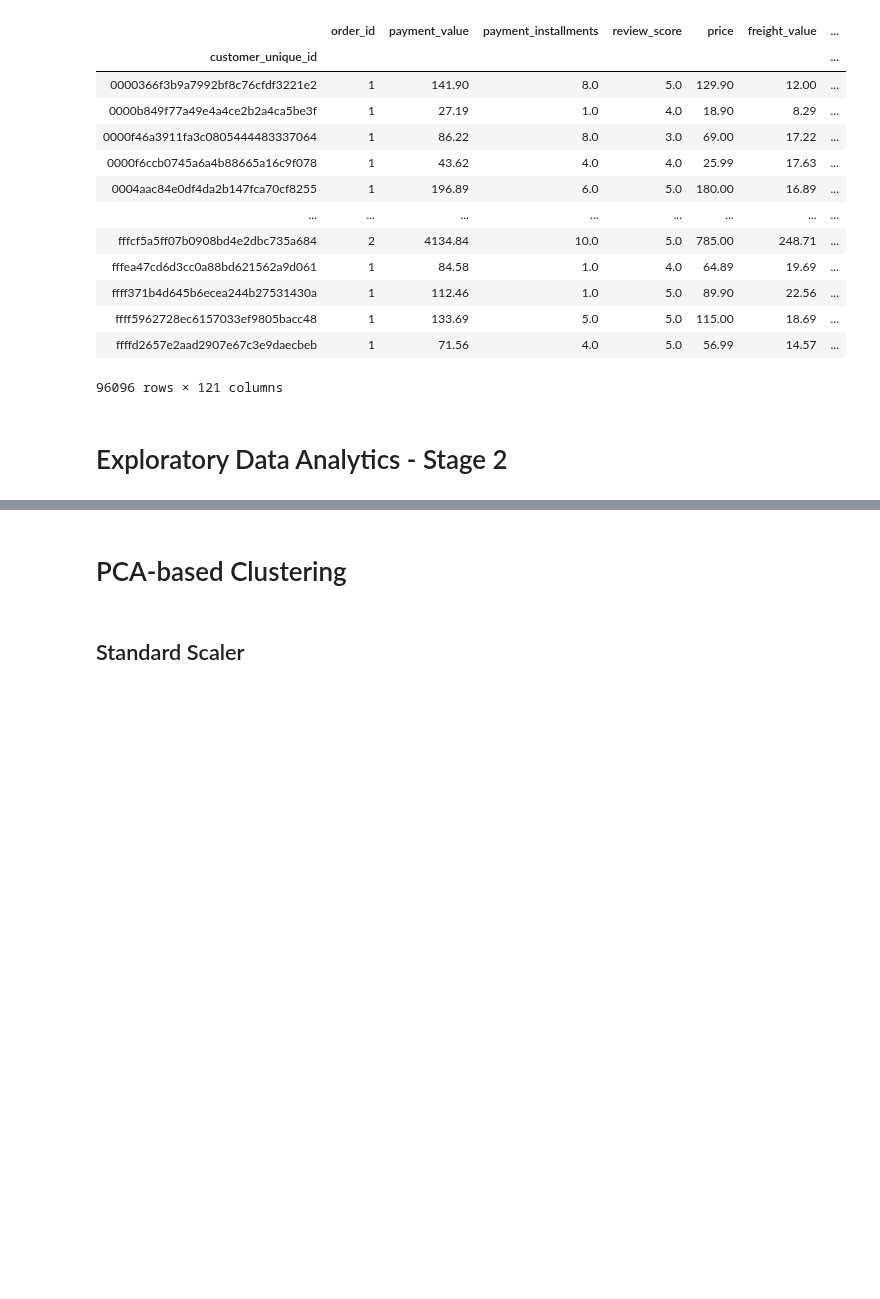
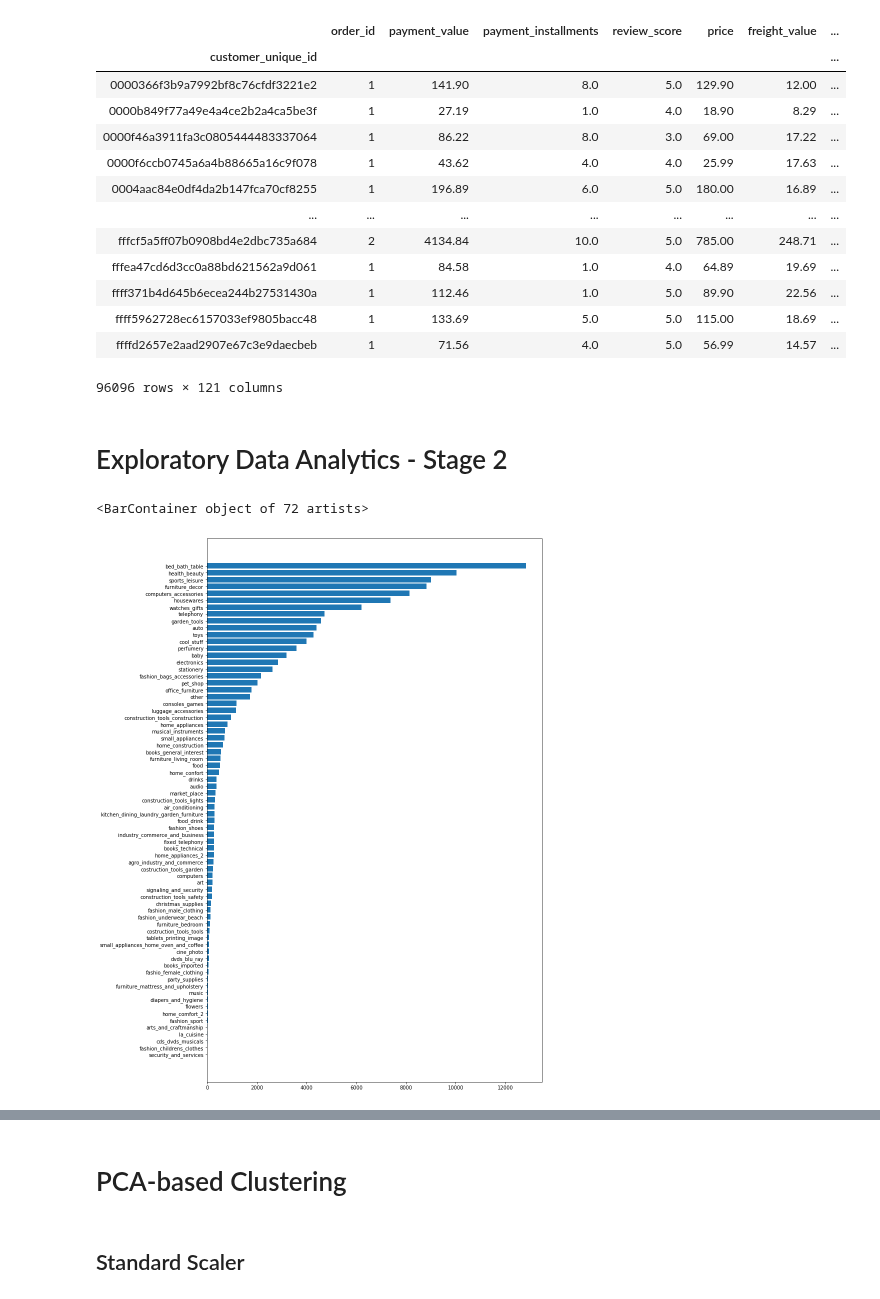
Before and after one commit to alireza-alizadegan/e-commerce-Sales, a Jupyter notebook: Brazil/Customer Segmentation.ipynb, the cells around one changed output, grey strips where cells are left out. Cells and saved outputs as stored; diff of their text form; code cells hidden in the pictures; blank space fills up the shorter version.

```diff
--- a/Brazil/Customer Segmentation.ipynb
+++ b/Brazil/Customer Segmentation.ipynb
@@ -638,3 +638,11 @@ df
 96096 rows × 121 columns
 # %% [markdown]
 # Exploratory Data Analytics - Stage 2
+# %%
+sales_per_category = ocpript_df.groupby('product_category_name_english')['order_id'].count()
+sales_per_category.sort_values(inplace=True)
+plt.figure(figsize=(12,20))
+plt.barh(sales_per_category.index, sales_per_category.values)
+# %% [output]
+<BarContainer object of 72 artists>
+[figure, added]
```
Also changed, not shown: parts of 48 cells of this notebook, 1 other file.
